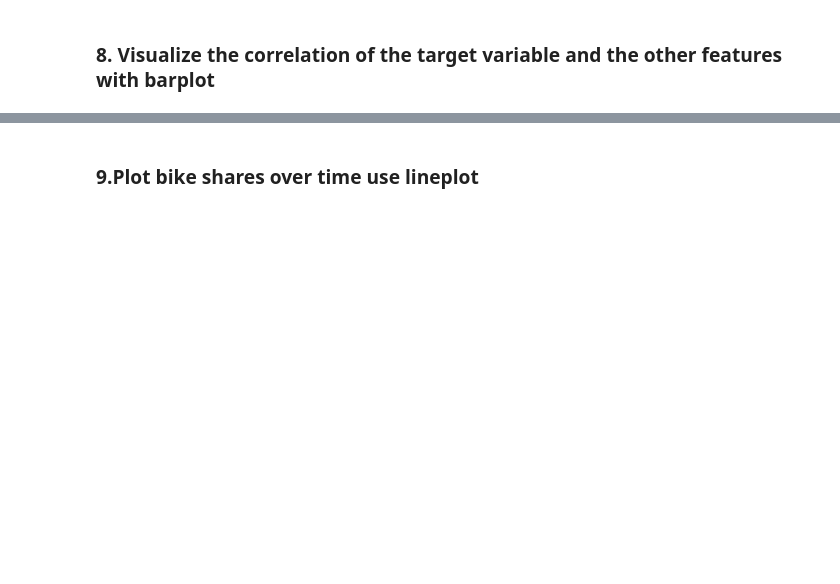
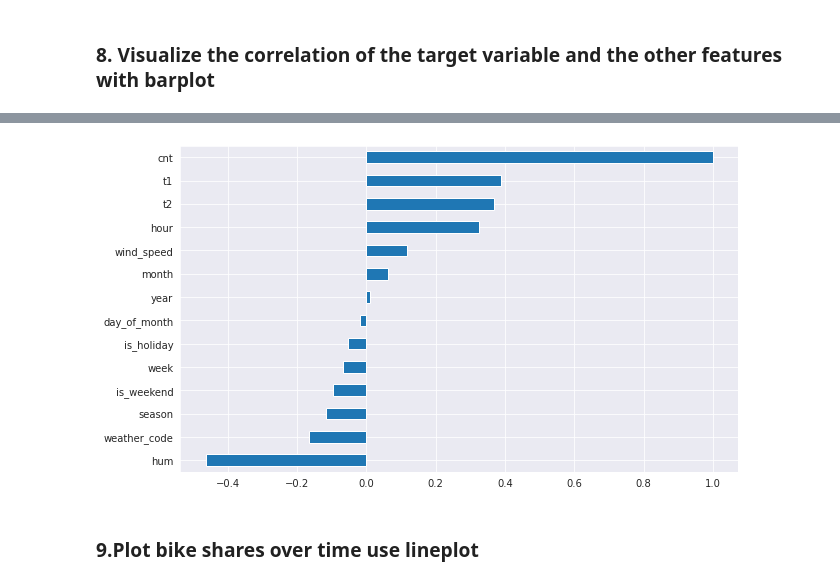
Before and after one commit to bugeki/workshops, a Jupyter notebook: DV_capstone_.ipynb, the cells around one changed output, grey strips where cells are left out. Saved outputs shown, nothing was run; the diff lists cells and outputs as text; code cells hidden in the pictures; blank space fills up the shorter version.

```diff
--- a/DV_capstone_.ipynb
+++ b/DV_capstone_.ipynb
@@ -205,2 +232,10 @@ NameError: ignored
+# %%
+#with pandas
+
+plt.figure(figsize=(10,6))
+
+df.corr()["cnt"].sort_values().plot.barh();
+# %% [output]
+[figure, added]
 # %% [markdown]
 ### 9.Plot bike shares over time use lineplot
```
Also changed, not shown: parts of 50 cells of this notebook.
